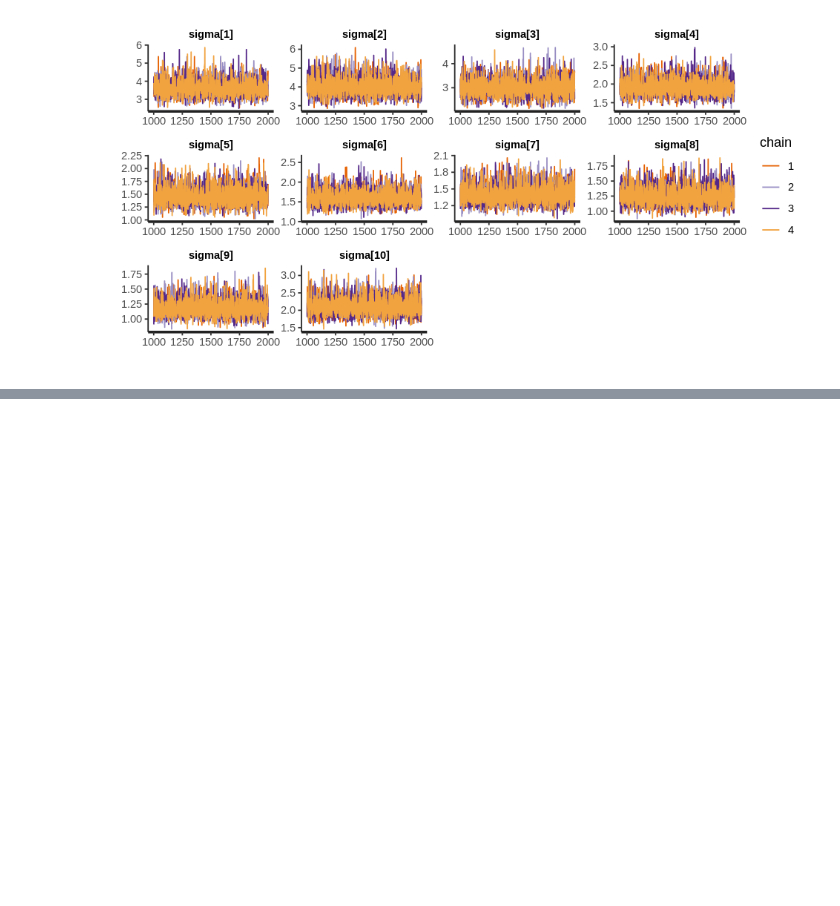
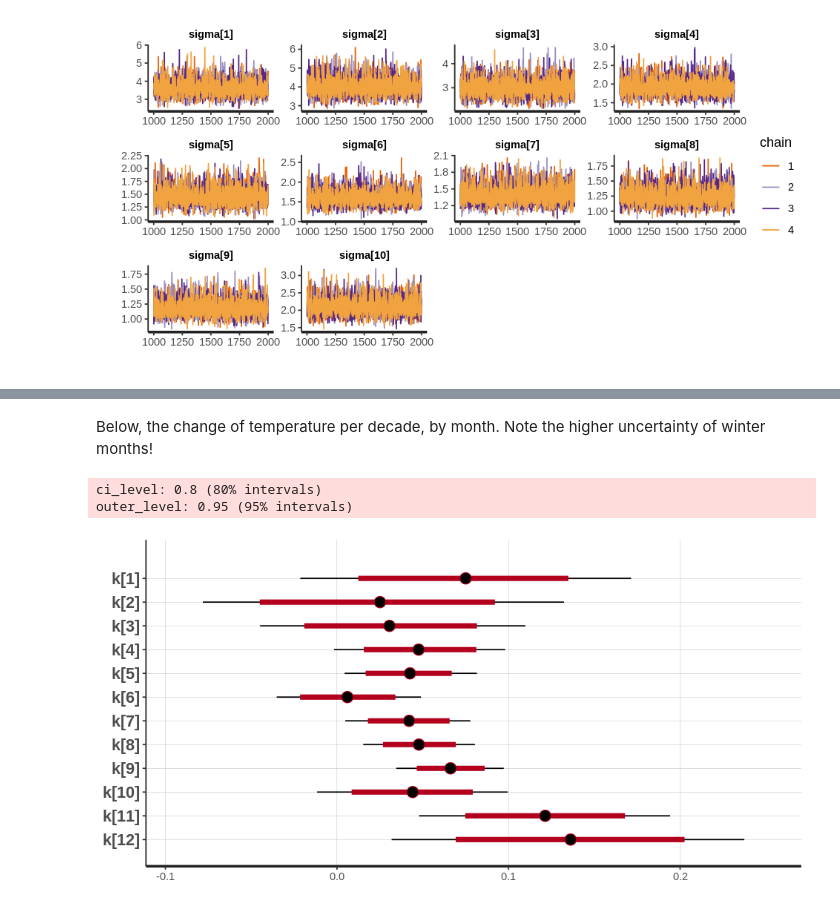
Before and after one commit to euxoa/ompeluseura, a Jupyter notebook: Ompeluseura_apt_get.ipynb, the cells around one changed output, grey strips where cells are left out. Saved outputs shown, nothing was run; the diff lists cells and outputs as text; code cells hidden in the pictures; blank space fills up the shorter version.

```diff
--- a/Ompeluseura_apt_get.ipynb
+++ b/Ompeluseura_apt_get.ipynb
@@ -224,0 +221,8 @@ $ temp    <dbl> -17.8, -14.3, -9.4, -4.7, 1.2, 8.4, 11.8, 9.6, 4.4, -3.2, -7.…
+# %% [markdown]
+Below, the change of temperature per decade, by month. Note the higher uncertainty of winter months!
+# %%
+plot(fit, pars="k")
+# %% [output]
+ci_level: 0.8 (80% intervals)
+outer_level: 0.95 (95% intervals)
+[figure, added]
```
Also changed, not shown: parts of 13 cells of this notebook.
